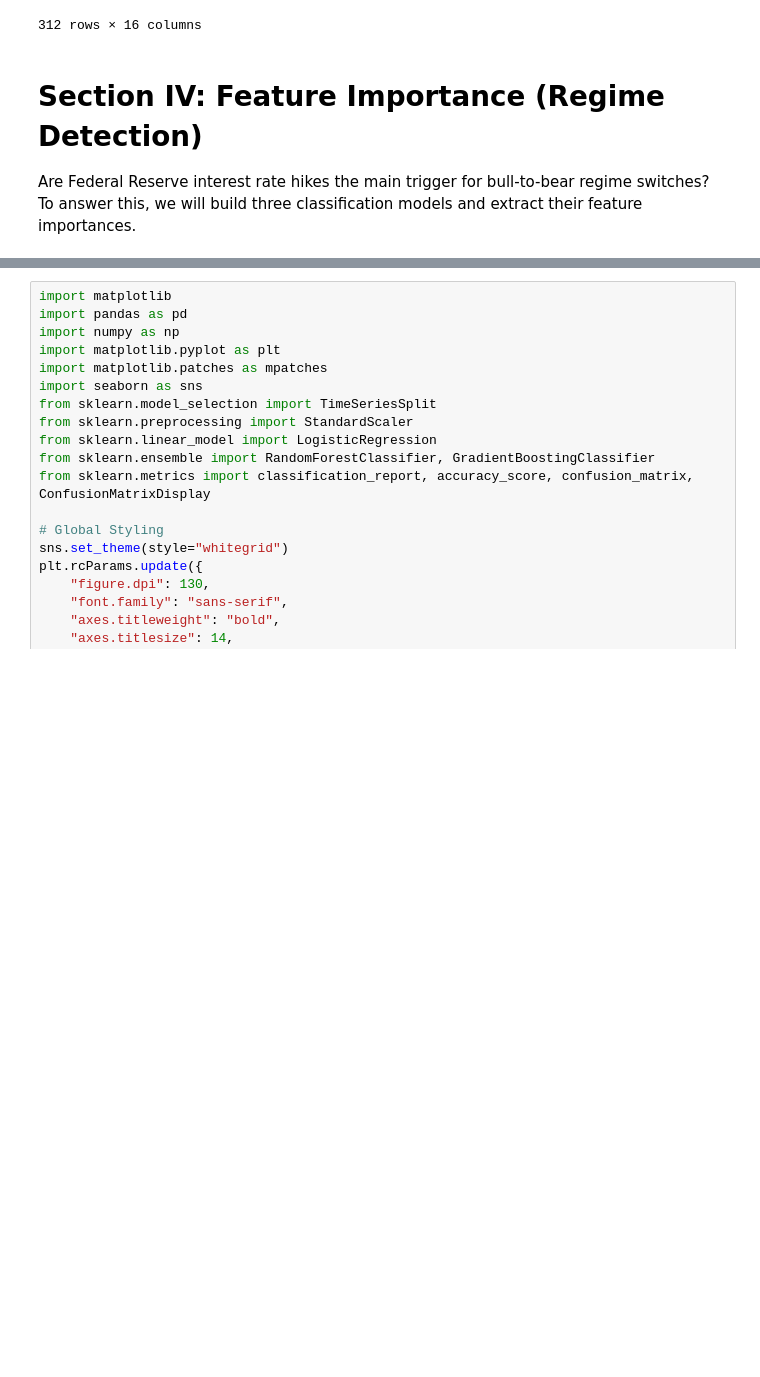
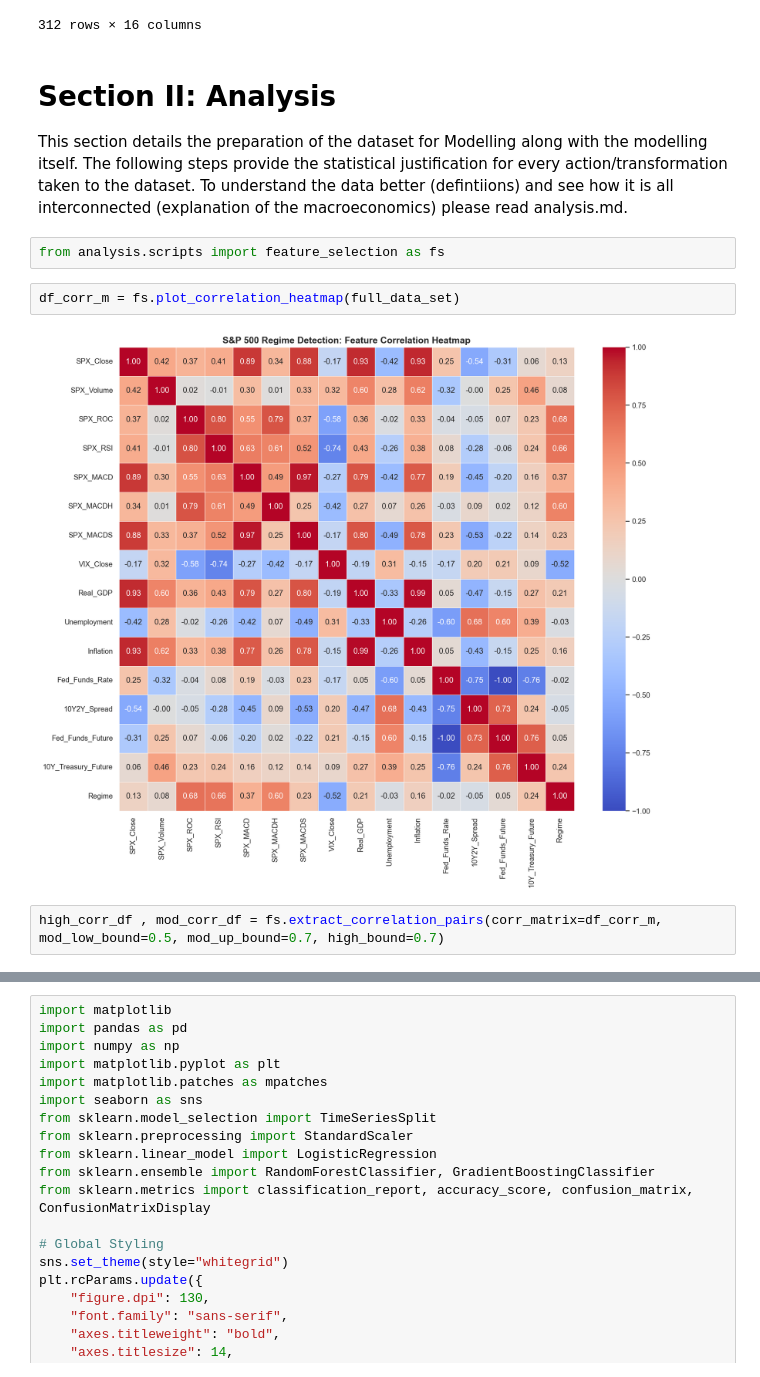
Before and after one commit to oscar10-wq/SP500_Regime_detection, a Jupyter notebook: project.ipynb, the cells around one changed output, grey strips where cells are left out. Drawn from its saved outputs; the diff is of its cells as text; blank space fills up the shorter version.

Commit message:
Add feature importance analysis library,upadated referecne fot peak torught algorithm and update project notebook with heat map, data preparation, ADF andjustification of processing

```diff
--- a/project.ipynb
+++ b/project.ipynb
@@ -55,6 +86,13 @@ full_data_set
 | 2025-12-01 | 6845.500000 | 99928890000 | 16.387806 | 75.381868 | 521.323624 | 54.285255 | 467.038370 | 14.950000 | 24111.830 | ... |
 312 rows × 16 columns
 # %% [markdown]
-# Section IV: Feature Importance (Regime Detection)
-Are Federal Reserve interest rate hikes the main trigger for bull-to-bear regime switches?
-To answer this, we will build three classification models and extract their feature importances.
+# Section II: Analysis
+This section details the preparation of the dataset for Modelling along with the modelling itself. The following steps provide the  statistical justification for every action/transformation taken to the dataset. To understand the data better (defintiions) and see how it is all interconnected (explanation of the macroeconomics) please read analysis.md.
+# %%
+from analysis.scripts import feature_selection as fs
+# %%
+df_corr_m = fs.plot_correlation_heatmap(full_data_set)
+# %% [output]
+[figure, added]
+# %%
+high_corr_df , mod_corr_df = fs.extract_correlation_pairs(corr_matrix=df_corr_m, mod_low_bound=0.5, mod_up_bound=0.7, high_bound=0.7)
```
Also changed, not shown: parts of 15 cells of this notebook, 3 other files.
